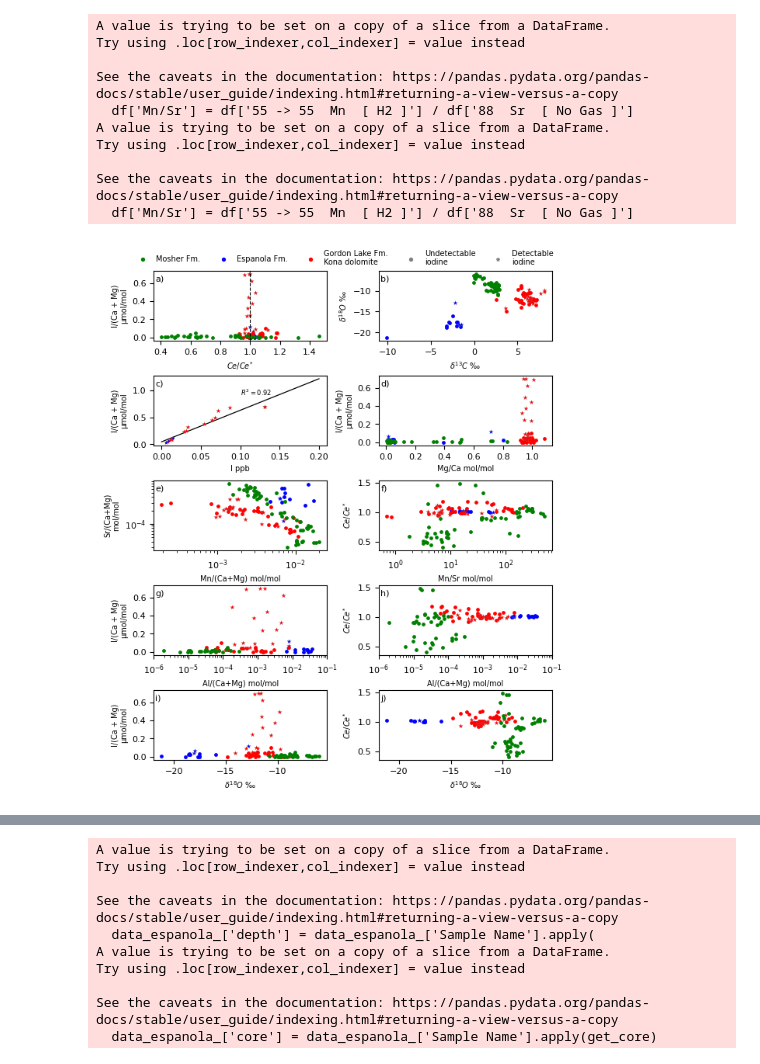
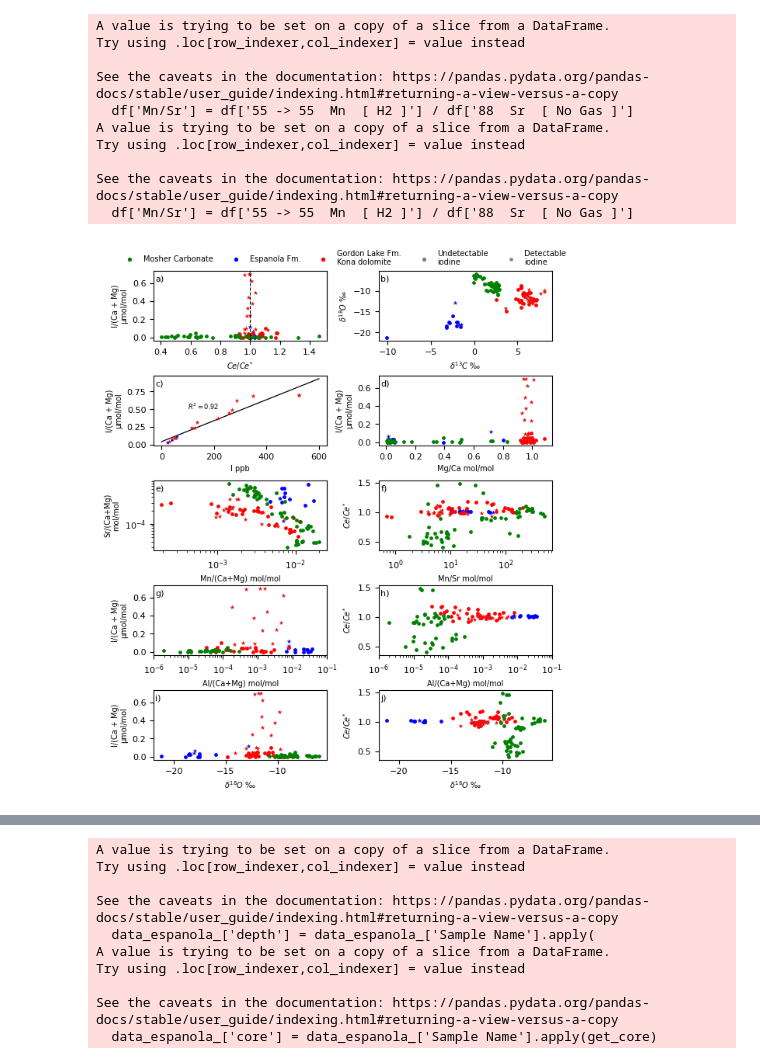
Before and after one commit to DanyIvan/Iodine_vs_cerium_anomalies_GOE, a Jupyter notebook: publication_plots.ipynb, the cells around one changed output, grey strips where cells are left out. Saved outputs shown, nothing was run; the diff lists cells and outputs as text; code cells hidden in the pictures.

```diff
--- a/publication_plots.ipynb
+++ b/publication_plots.ipynb
@@ -351,7 +347,7 @@ handles = [make_handles("o","g", 8)] + [make_handles("o","b", 8)]  +\
     [make_handles("o","r", 8)] + [make_handles("o","gray", 8)] +\
     [make_handles("*","gray", 8)]
 
-legend_labels =[ "Mosher Fm.", "Espanola Fm.", "Gordon Lake Fm.\nKona dolomite", "Undetectable\niodine",
+legend_labels =[ "Mosher Carbonate", "Espanola Fm.", "Gordon Lake Fm.\nKona dolomite", "Undetectable\niodine",
     'Detectable\niodine']
 plt.sca(axs[0])
 plt.legend(handles, legend_labels, fontsize=7, frameon=0,
@@ -419,7 +415,7 @@ def I_vs_I():
     m = regress_params[0]
     b = regress_params[1]
     r2 = round(regress_params[2]**2, 2)
-    x_regress = np.linspace(0, 0.2, 34)
+    x_regress = np.linspace(0, 600, 40)
     y_regress = m*x_regress + b
 
     # plot i data
@@ -438,7 +434,7 @@ def I_vs_I():
         plt.scatter(x_, y_, color=colors[i], marker=markers[i], s=18, zorder=7,
                      edgecolor='gray', linewidth=0.1)
     plt.plot(x_regress, y_regress, color='k', zorder=0, lw=0.9)
-    plt.text(0.1, 0.91, r'$R^2=$' + str(r2), fontsize=6)
+    plt.text(100, 0.5, r'$R^2=$' + str(r2), fontsize=6)
 
 # variables included in cross plots
 vars = [
@@ -514,34 +510,34 @@ for i, ax in enumerate(axs):
 
     if i in [6, 7]:
         plt.xlim([1e-6,1e-1])
 
     if i == 0:
          plt.axvline(1, color='k', ls='--', lw=0.8)
 
     # if i ==1:
     #     # plt.xlim([-5,10])
     #     # plt.ylim([-25,0])
 
 
 plt.sca(axs[0])
 plt.legend(handles, legend_labels, fontsize=7, frameon=0,
     loc='upper center', ncol=5, bbox_to_anchor=(1.1, 1.4))
 
 plt.subplots_adjust(hspace=0.5, wspace=0.3)
 # plt.tight_layout()
 plt.savefig('plots/cross_plots.pdf')
 # %% [output]
 A value is trying to be set on a copy of a slice from a DataFrame.
 Try using .loc[row_indexer,col_indexer] = value instead
 
 See the caveats in the documentation: https://pandas.pydata.org/pandas-docs/stable/user_guide/indexing.html#returning-a-view-versus-a-copy
   df['Mn/Sr'] = df['55 -> 55  Mn  [ H2 ]'] / df['88  Sr  [ No Gas ]']
 A value is trying to be set on a copy of a slice from a DataFrame.
 Try using .loc[row_indexer,col_indexer] = value instead
 
 See the caveats in the documentation: https://pandas.pydata.org/pandas-docs/stable/user_guide/indexing.html#returning-a-view-versus-a-copy
   df['Mn/Sr'] = df['55 -> 55  Mn  [ H2 ]'] / df['88  Sr  [ No Gas ]']
-[figure, old version]
+[figure, new version]
 # %%
 # Make cross plots triangle with density plots
 
```
Also changed, not shown: parts of 12 cells of this notebook.
